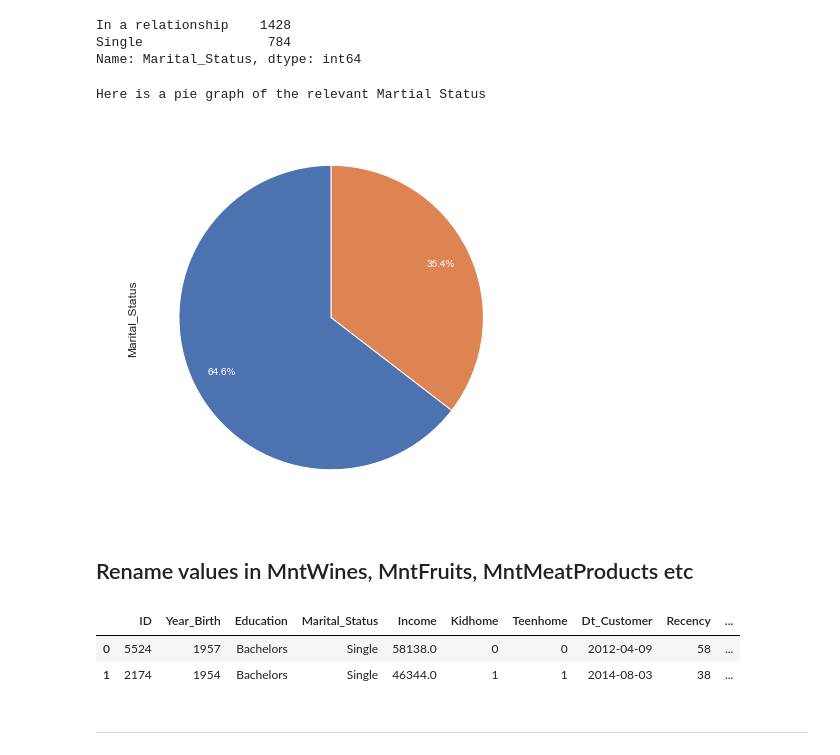
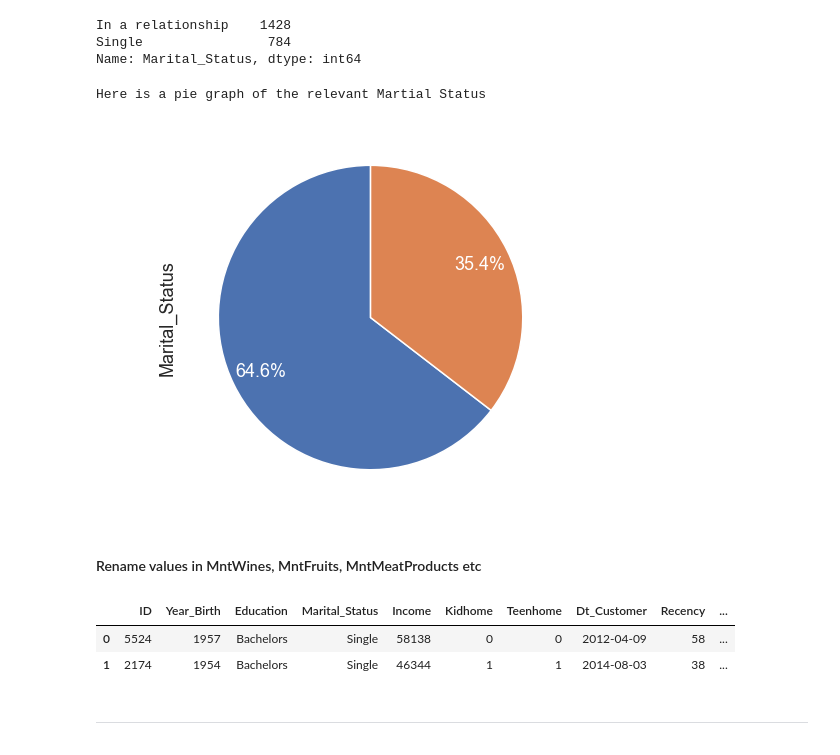
Before and after one commit to ITguy2018/ClusterAnalysis, a Jupyter notebook: Marketing_Campaign.ipynb, the cells around one changed output. Drawn from its saved outputs; the diff is of its cells as text; code cells hidden in the pictures.

Commit message:
3rd commit
Updated visualizations and improved clustering parameters

```diff
--- a/Marketing_Campaign.ipynb
+++ b/Marketing_Campaign.ipynb
@@ -199 +234,3 @@ memory usage: 455.0+ KB
+# %%
+df = df.astype({"Income":int})
 # %% [markdown]
@@ -333,6 +369,7 @@ df['Age'] = df['Year_Birth'].apply(age)
 ##### Plot histogram of Ages
 # %%
 plt.figure(figsize=(13,6))
+sns.set_context('talk')
 sns.histplot(data=df, x='Age', bins=30)
 # %% [output]
 <AxesSubplot:xlabel='Age', ylabel='Count'>
@@ -402,13 +439,14 @@ In a relationship    1428
 Single                784
 Name: Marital_Status, dtype: int64
 # %%
+sns.set_context('talk')
 plot = martial_stats.plot.pie(autopct='%1.1f%%',pctdistance=0.8,startangle=90,
                               figsize=(12,7), textprops={'color':"w"})
 
 print("Here is a pie graph of the relevant Martial Status")
 # %% [output]
 Here is a pie graph of the relevant Martial Status
-[figure, old version]
+[figure, new version]
 # %% [markdown]
-## Rename values in MntWines, MntFruits, MntMeatProducts etc
+#### Rename values in MntWines, MntFruits, MntMeatProducts etc
 # %%
@@ -416,11 +455,12 @@ df.rename(columns={'MntWines': 'Wines', 'MntFruits':'Fruits',
                    'MntMeatProducts':'Meat', 'MntFishProducts':'Fish',
                    'MntSweetProducts':'Sweets','MntGoldProds':'Gold'},inplace=True)
 # %%
+# Verify
 df.head(2)
 # %% [output]
 |  | ID | Year_Birth | Education | Marital_Status | Income | Kidhome | Teenhome | Dt_Customer | Recency | ... |
-| 0 | 5524 | 1957 | Bachelors | Single | 58138.0 | 0 | 0 | 2012-04-09 | 58 | ... |
-| 1 | 2174 | 1954 | Bachelors | Single | 46344.0 | 1 | 1 | 2014-08-03 | 38 | ... |
+| 0 | 5524 | 1957 | Bachelors | Single | 58138 | 0 | 0 | 2012-04-09 | 58 | ... |
+| 1 | 2174 | 1954 | Bachelors | Single | 46344 | 1 | 1 | 2014-08-03 | 38 | ... |
 # %% [markdown]
 ---
 # %%
```
Also changed, not shown: parts of 71 cells of this notebook.
